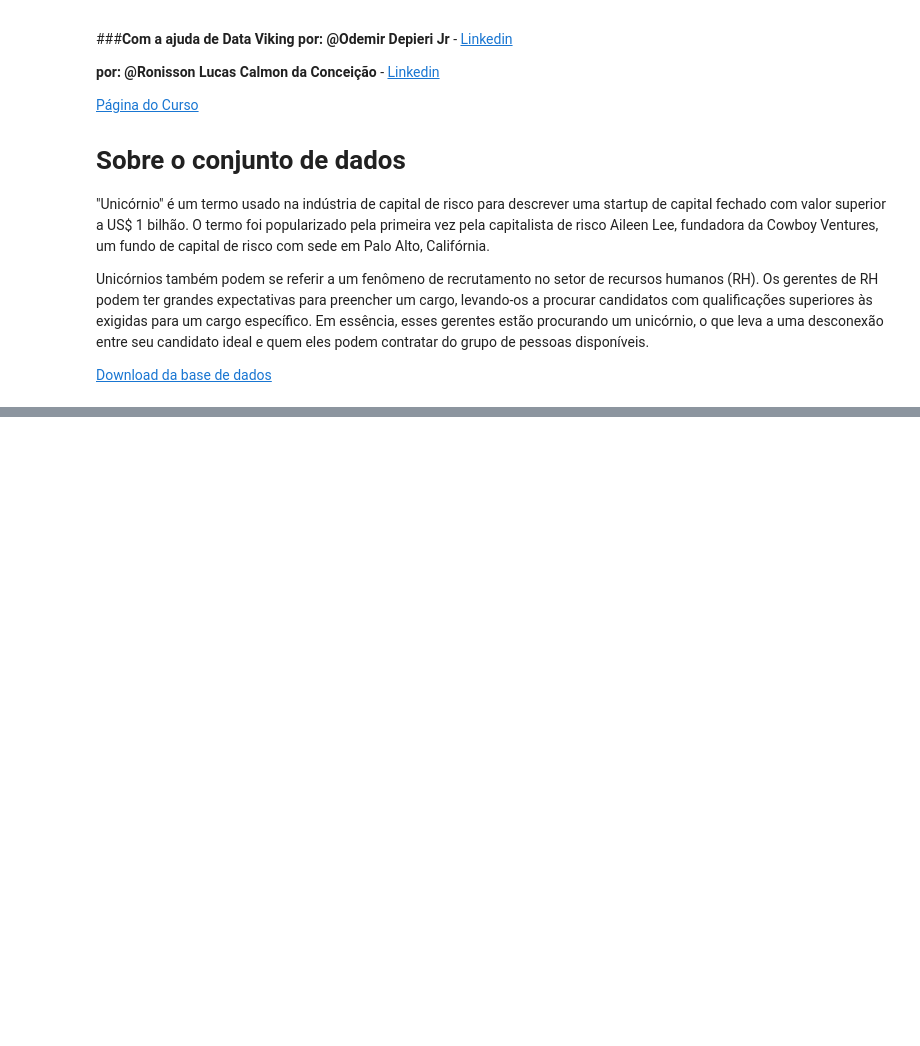
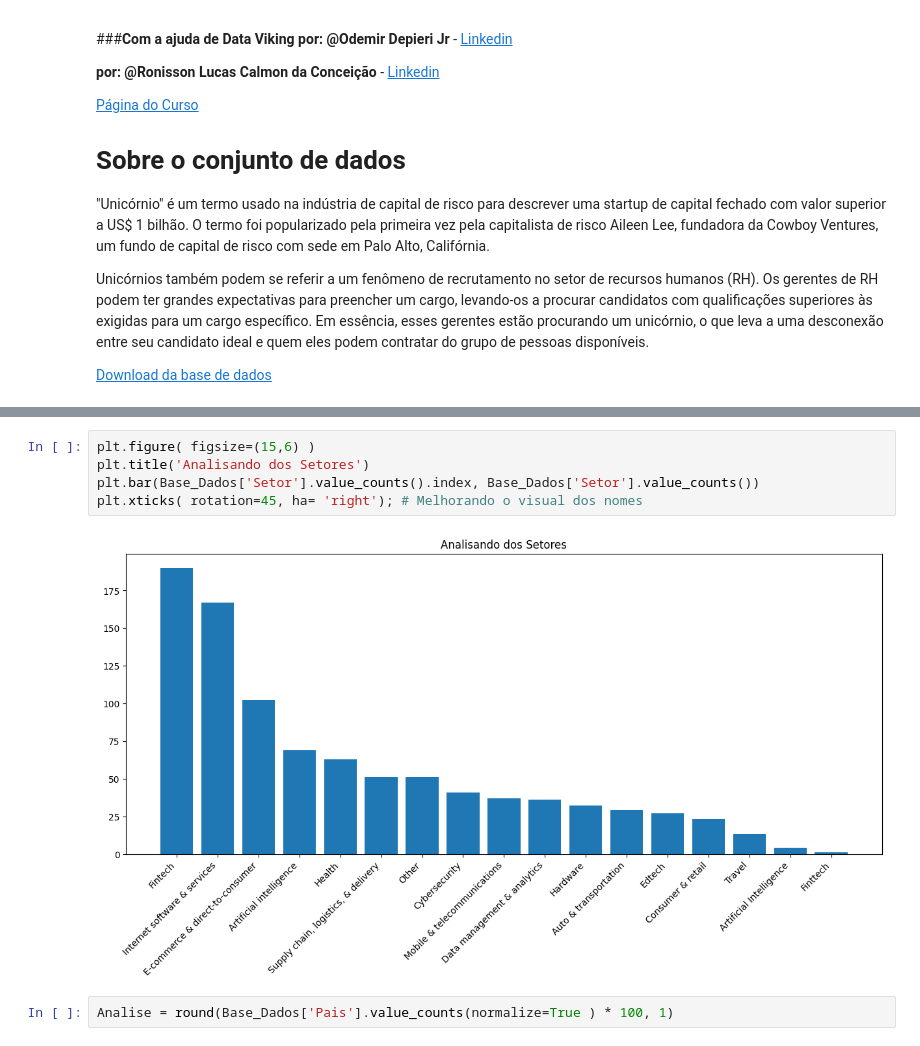
Before and after one commit to FabioHenriqueJ/Projeto-1-Unicornios, a Jupyter notebook: Projeto_1(Unicornios).ipynb, the cells around one changed output, grey strips where cells are left out. Saved outputs shown, nothing was run; the diff lists cells and outputs as text; blank space fills up the shorter version.

Commit message:
agregando mais tabelas para analises

```diff
--- a/Projeto_1(Unicornios).ipynb
+++ b/Projeto_1(Unicornios).ipynb
@@ -41,0 +167,9 @@ Base_Dados.head()
+# %%
+plt.figure( figsize=(15,6) )
+plt.title('Analisando dos Setores')
+plt.bar(Base_Dados['Setor'].value_counts().index, Base_Dados['Setor'].value_counts())
+plt.xticks( rotation=45, ha= 'right'); # Melhorando o visual dos nomes
+# %% [output]
+[figure, added]
+# %%
+Analise = round(Base_Dados['Pais'].value_counts(normalize=True ) * 100, 1)
```
Also changed, not shown: parts of 20 cells of this notebook.
